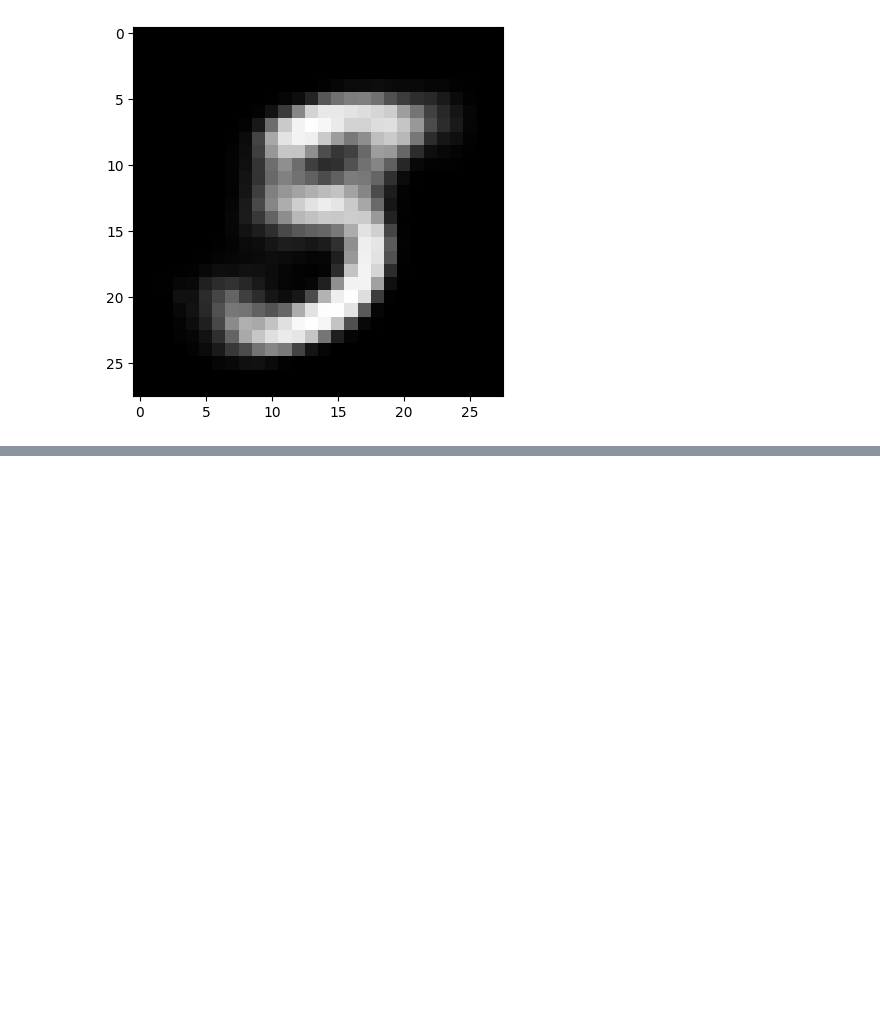
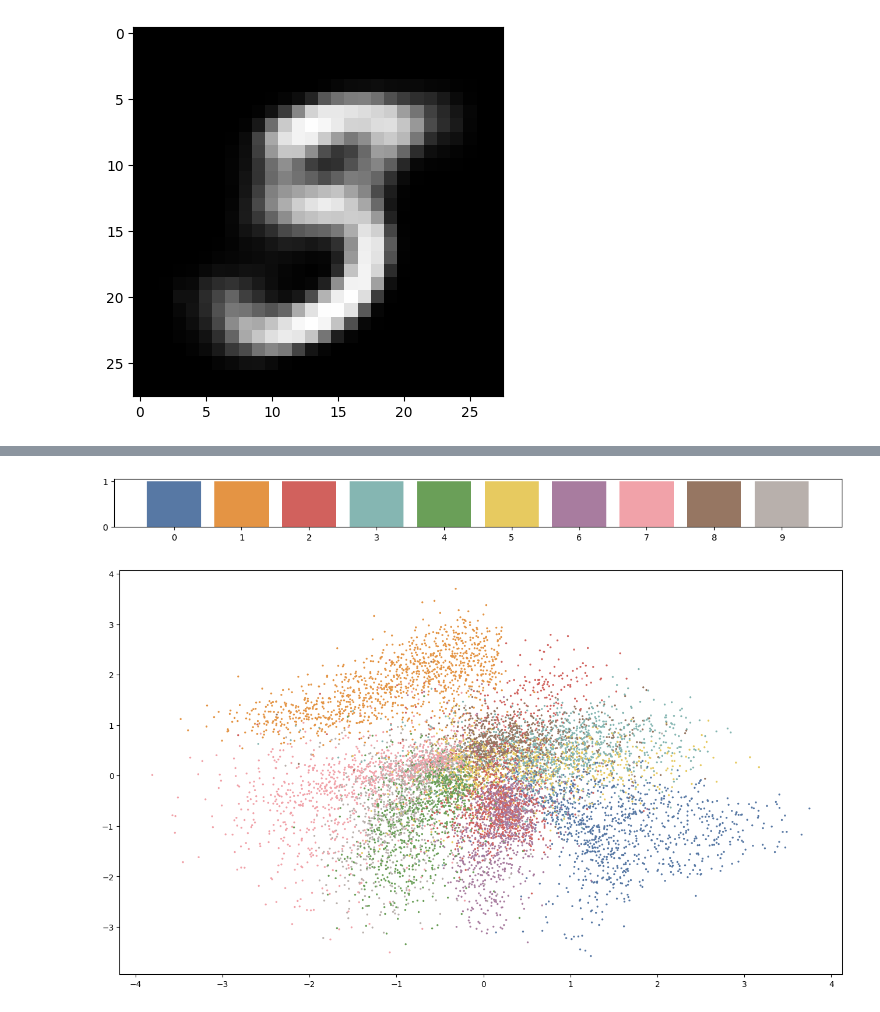
Before and after one commit to xnought/vae-explainer, a Jupyter notebook: notebooks/vae_training_keras.ipynb, the cells around one changed output, grey strips where cells are left out. Cells and saved outputs as stored; diff of their text form; code cells hidden in the pictures; blank space fills up the shorter version.

```diff
--- a/notebooks/vae_training_keras.ipynb
+++ b/notebooks/vae_training_keras.ipynb
@@ -164,0 +163,6 @@ plot_mnist(latents, labels)
+# %%
+N = 10_000
+plot_mnist(latents[:N], labels[:N])
+# %% [output]
+[figure, added]
+[figure, added]
```
Also changed, not shown: parts of 5 cells of this notebook, 2 other files.
